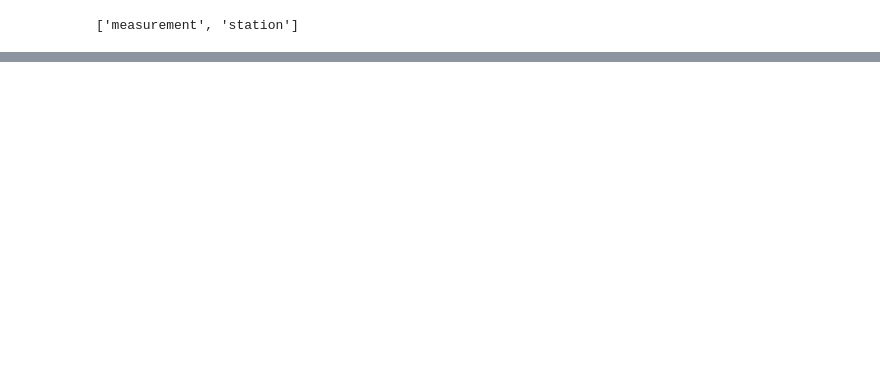
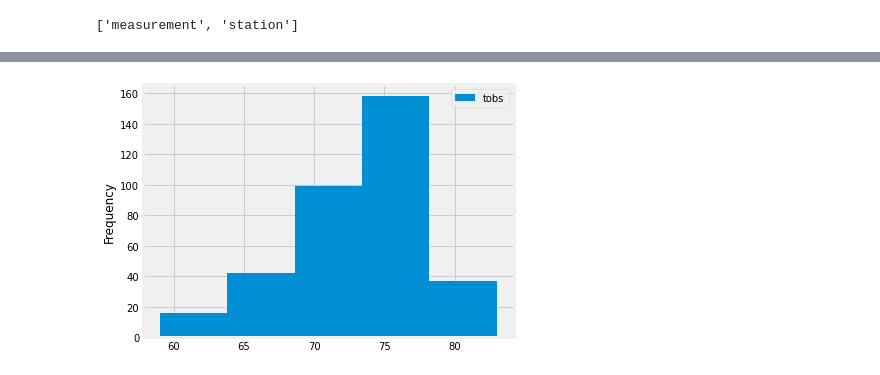
Before and after one commit to CarlosRello/Surfs_up, a Jupyter notebook: climate_analysis.ipynb, the cells around one changed output, grey strips where cells are left out. Cells and saved outputs as stored; diff of their text form; code cells hidden in the pictures; blank space fills up the shorter version.

```diff
--- a/climate_analysis.ipynb
+++ b/climate_analysis.ipynb
@@ -84,0 +255,5 @@ session = Session(engine)
+# %%
+df.plot.hist(bins=5)
+plt.tight_layout()
+# %% [output]
+[figure, added]
```
Also changed, not shown: parts of 32 cells of this notebook.
